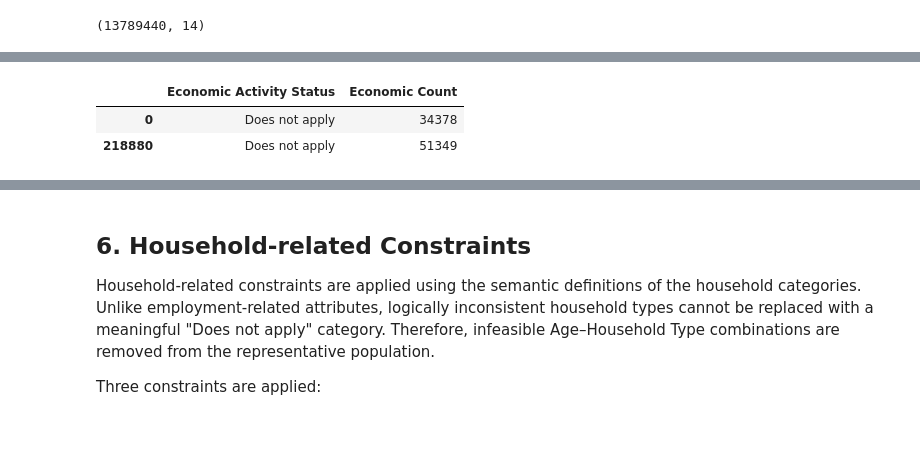
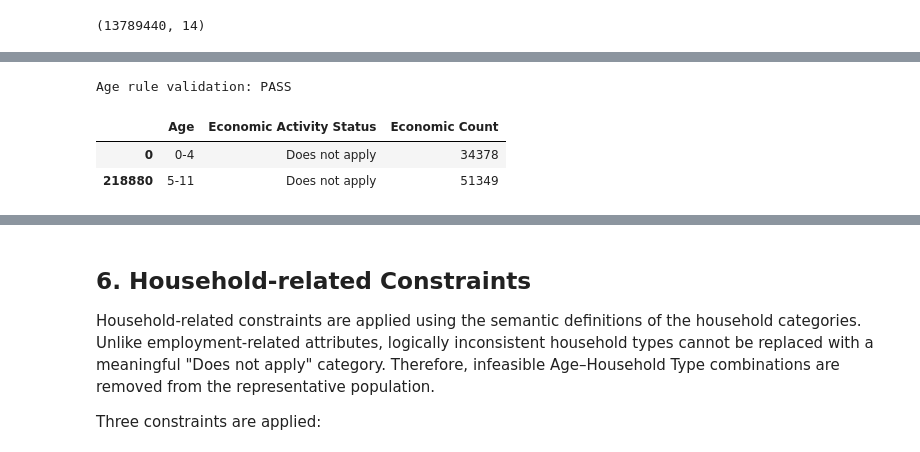
Before and after one commit to yuxinjiang1205/mobility-modelling-framework, a Jupyter notebook: notebooks/framework/representative_population_constraints.ipynb, the cells around one changed output, grey strips where cells are left out. Saved outputs shown, nothing was run; the diff lists cells and outputs as text; code cells hidden in the pictures.

Commit message:
Rewrite constrained_representative_population notebook

```diff
--- a/notebooks/framework/representative_population_constraints.ipynb
+++ b/notebooks/framework/representative_population_constraints.ipynb
@@ -132,6 +70,0 @@ Inconsistent economic activity profiles identified: 2,626,560
-# %%
-population_pool = (
-    population_pool.loc[~age_inconsistent]
-    .copy()
-    .reset_index(drop=True)
-)
@@ -154,13 +136,39 @@ Name: count, dtype: int64
 # %%
+young_children_profiles = population_pool.loc[
+    population_pool["Age"].isin(
+        YOUNG_CHILDREN
+    )
+]
+
+age_rule_valid = (
+    young_children_profiles[
+        "Economic Activity Status"
+    ]
+    == "Does not apply"
+).all()
+
+assert age_rule_valid
+
+print("Age rule validation: PASS")
+
 display(
-    population_pool.loc[
-        population_pool["Age"].isin(YOUNG_CHILDREN),
-        ["Economic Activity Status", "Economic Count"]
+    young_children_profiles[
+        [
+            "Age",
+            "Economic Activity Status",
+            "Economic Count",
+        ]
     ]
     .drop_duplicates()
-    .sort_values("Economic Activity Status")
+    .sort_values(
+        [
+            "Age",
+            "Economic Activity Status",
+        ]
+    )
 )
 # %% [output]
+Age rule validation: PASS
-|  | Economic Activity Status | Economic Count |
-| 0 | Does not apply | 34378 |
-| 218880 | Does not apply | 51349 |
+|  | Age | Economic Activity Status | Economic Count |
+| 0 | 0-4 | Does not apply | 34378 |
+| 218880 | 5-11 | Does not apply | 51349 |
```
Also changed, not shown: parts of 50 cells of this notebook, 3 other files.
